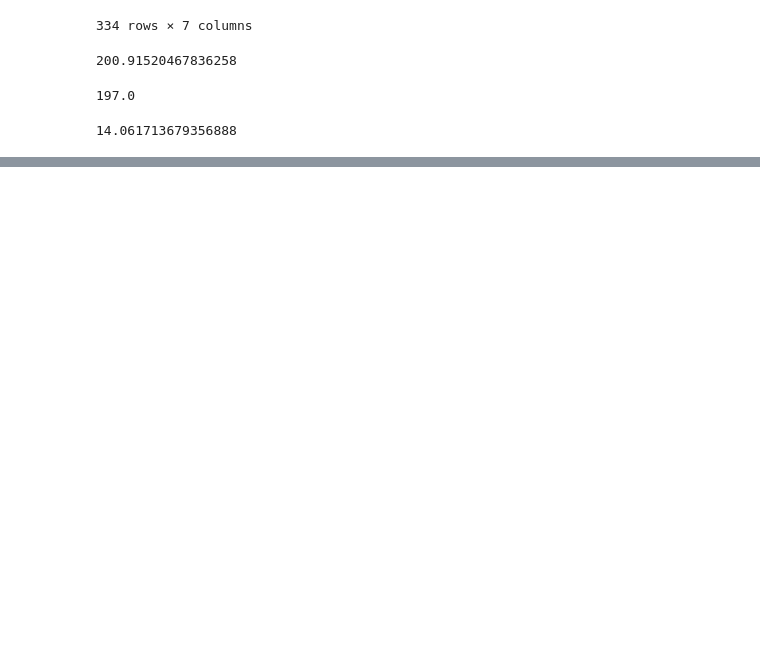
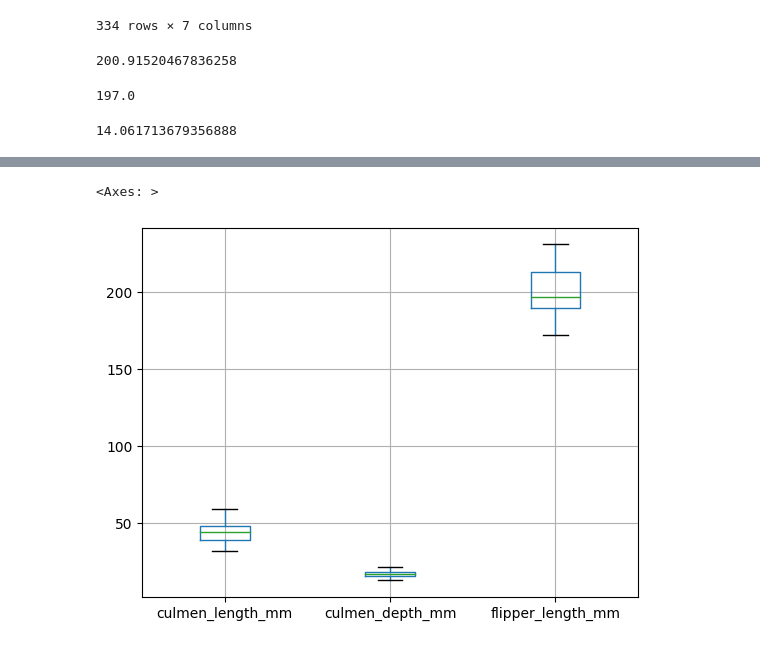
Before and after one commit to MartaMistere/Python_HomeWork, a Jupyter notebook: Jupyter/2023.04.06_tasks.ipynb, the cells around one changed output, grey strips where cells are left out. Drawn from its saved outputs; the diff is of its cells as text; code cells hidden in the pictures; blank space fills up the shorter version.

```diff
--- a/Jupyter/2023.04.06_tasks.ipynb
+++ b/Jupyter/2023.04.06_tasks.ipynb
@@ -63,0 +157,5 @@ ModuleNotFoundError: No module named 'matplotlib'
+# %%
+data.boxplot(column=['culmen_length_mm','culmen_depth_mm','flipper_length_mm'])
+# %% [output]
+<Axes: >
+[figure, added]
```
Also changed, not shown: parts of 19 cells of this notebook.
